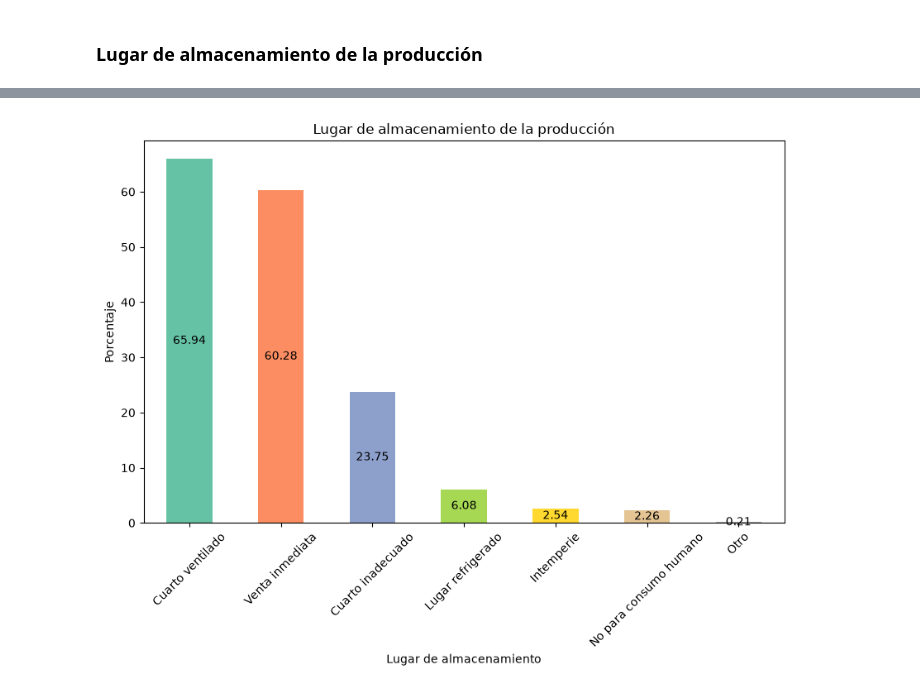
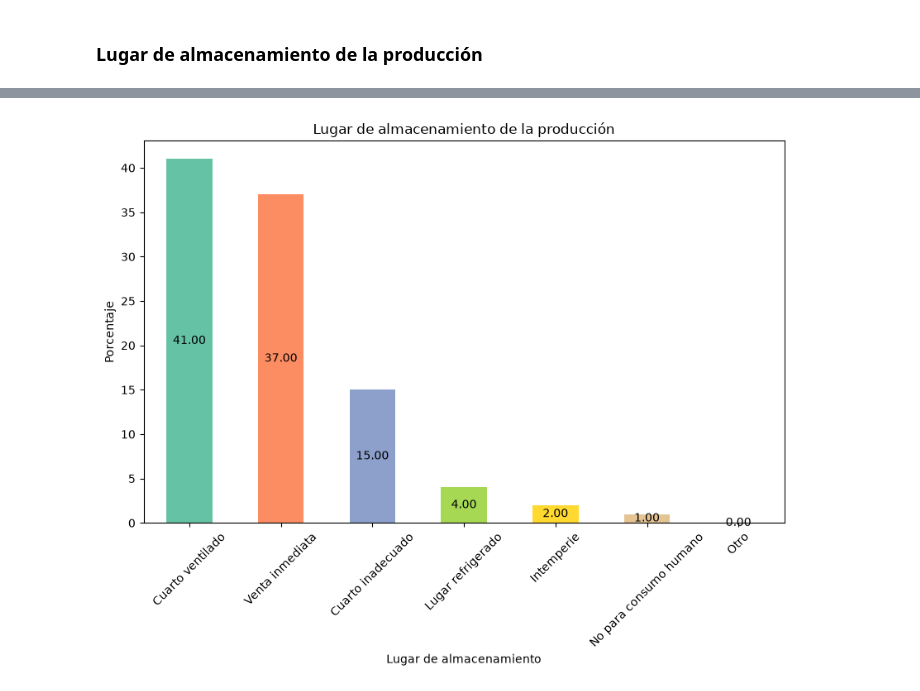
Before and after one commit to matiasrg/Proyecto-PCDA, a Jupyter notebook: scripts/05_CAP600.ipynb, the cells around one changed output, grey strips where cells are left out. Saved outputs shown, nothing was run; the diff lists cells and outputs as text; code cells hidden in the pictures.

```diff
--- a/scripts/05_CAP600.ipynb
+++ b/scripts/05_CAP600.ipynb
@@ -145,0 +139,3 @@ dtype: float64
+# %%
+tabla_manejo_res_anim = pd.DataFrame({"frec":frec_manejo_res_anim, "frer":frer_manejo_res_anim, "pctj":pctj_manejo_res_anim})
+tabla_manejo_res_anim
@@ -146,10 +152,10 @@ dtype: float64
 # %%
-cmap = plt.get_cmap("Set2", len(frer_manejo_res_anim))
-colores = [cmap(i) for i in range(len(frer_manejo_res_anim))]
+cmap = plt.get_cmap("Set2", len(tabla_manejo_res_anim))
+colores = [cmap(i) for i in range(len(tabla_manejo_res_anim))]
 
 plt.figure(figsize=(9,9))
 
-gr_reg_manejo_res_anim = frer_manejo_res_anim.plot(
+gr_reg_manejo_res_anim = tabla_manejo_res_anim["pctj"].plot(
     kind = "bar",
     stacked = False,
     figsize = (10, 6),
@@ -163,7 +169,7 @@ gr_reg_manejo_res_anim.set_ylabel("Porcentaje")
 for container in gr_reg_manejo_res_anim.containers:
     gr_reg_manejo_res_anim.bar_label(
         container,
-        fmt = "%.2f",
+        fmt = "%.2f%%",
         label_type = "center",
         fontsize = 10
     )
@@ -313,5 +319,5 @@ frec_almacen = (
     .rename(index = almacen)
 )
 
-frer_almacen = (frec_almacen/len(df_lalibertad)*100).round(2)
-frer_almacen
+frer_almacen = (frec_almacen/frec_almacen.sum()).round(2)
+pctj_almacen = frer_almacen*100
@@ -327,3 +324,3 @@ dtype: float64
 # %%
-# frer_frec = pd.DataFrame({"frec": frec_almacen, "porctj": frer_almacen})
-# frer_frec
+tabla_almacen = pd.DataFrame({"frec": frec_almacen, "frer": frer_almacen, "pctj": pctj_almacen})
+tabla_almacen
@@ -330,26 +336,26 @@ dtype: float64
 # %%
-cmap = plt.get_cmap("Set2", len(frer_almacen))
-colores = [cmap(i) for i in range(len(frer_almacen))]
+cmap = plt.get_cmap("Set2", len(tabla_almacen))
+colores = [cmap(i) for i in range(len(tabla_almacen))]
 
-gr_reg_almacen = frer_almacen.plot(
+gr_reg_almacen = tabla_almacen["pctj"].plot(
     kind = "bar",
     stacked = False,
     figsize = (10, 6),
     color = colores,
 )
 gr_reg_almacen.set_title("Lugar de almacenamiento de la producción")
 gr_reg_almacen.set_xlabel("Lugar de almacenamiento")
 gr_reg_almacen.set_ylabel("Porcentaje")
 
 
 for container in gr_reg_almacen.containers:
     gr_reg_almacen.bar_label(
         container,
         fmt = "%.2f",
         label_type = "center",
         fontsize = 10
     )
 plt.xticks(rotation = 45)
 plt.show()
 # %% [output]
-[figure, old version]
+[figure, new version]
```
Also changed, not shown: parts of 8 cells of this notebook, 1 other file.
